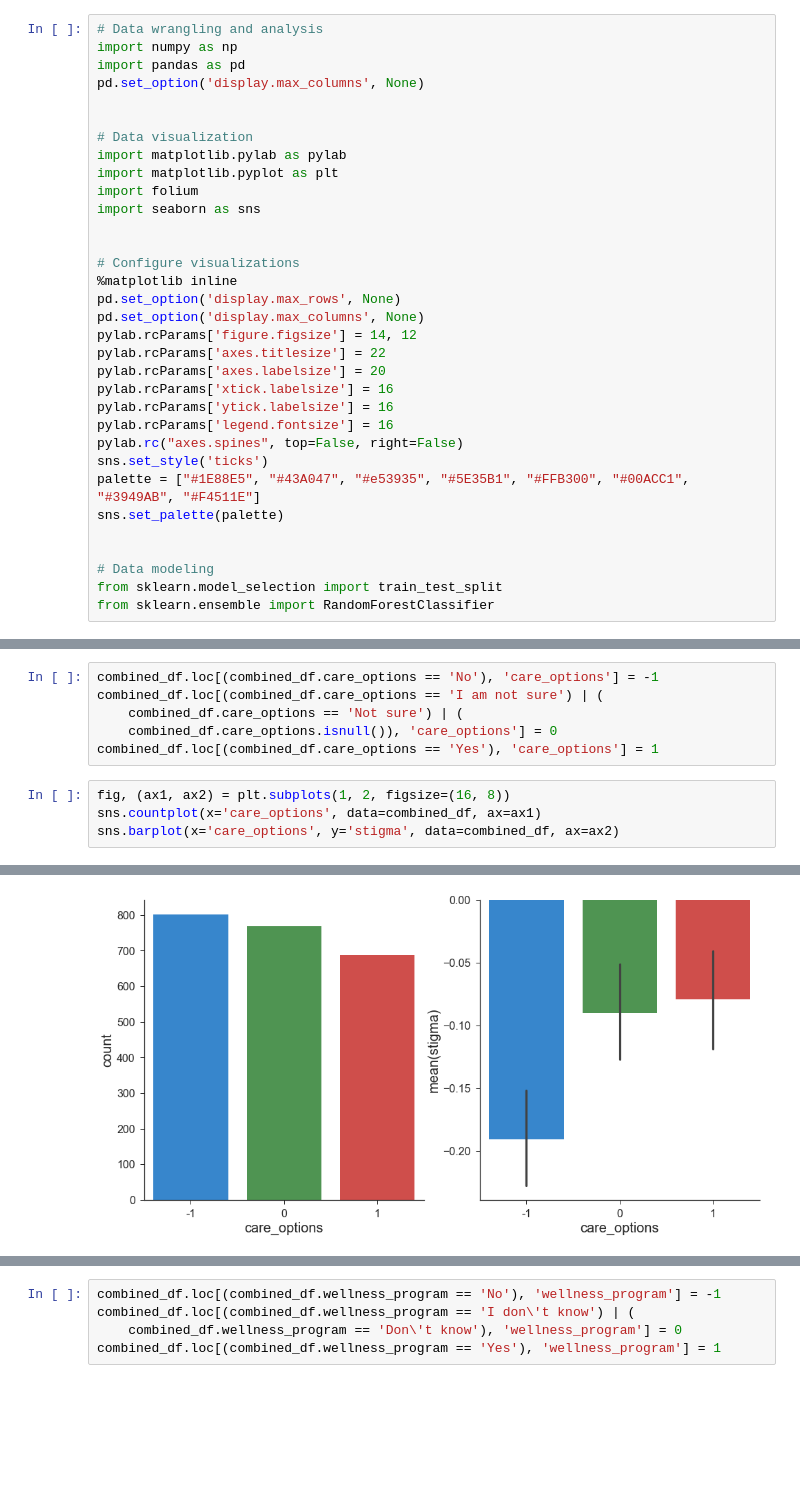
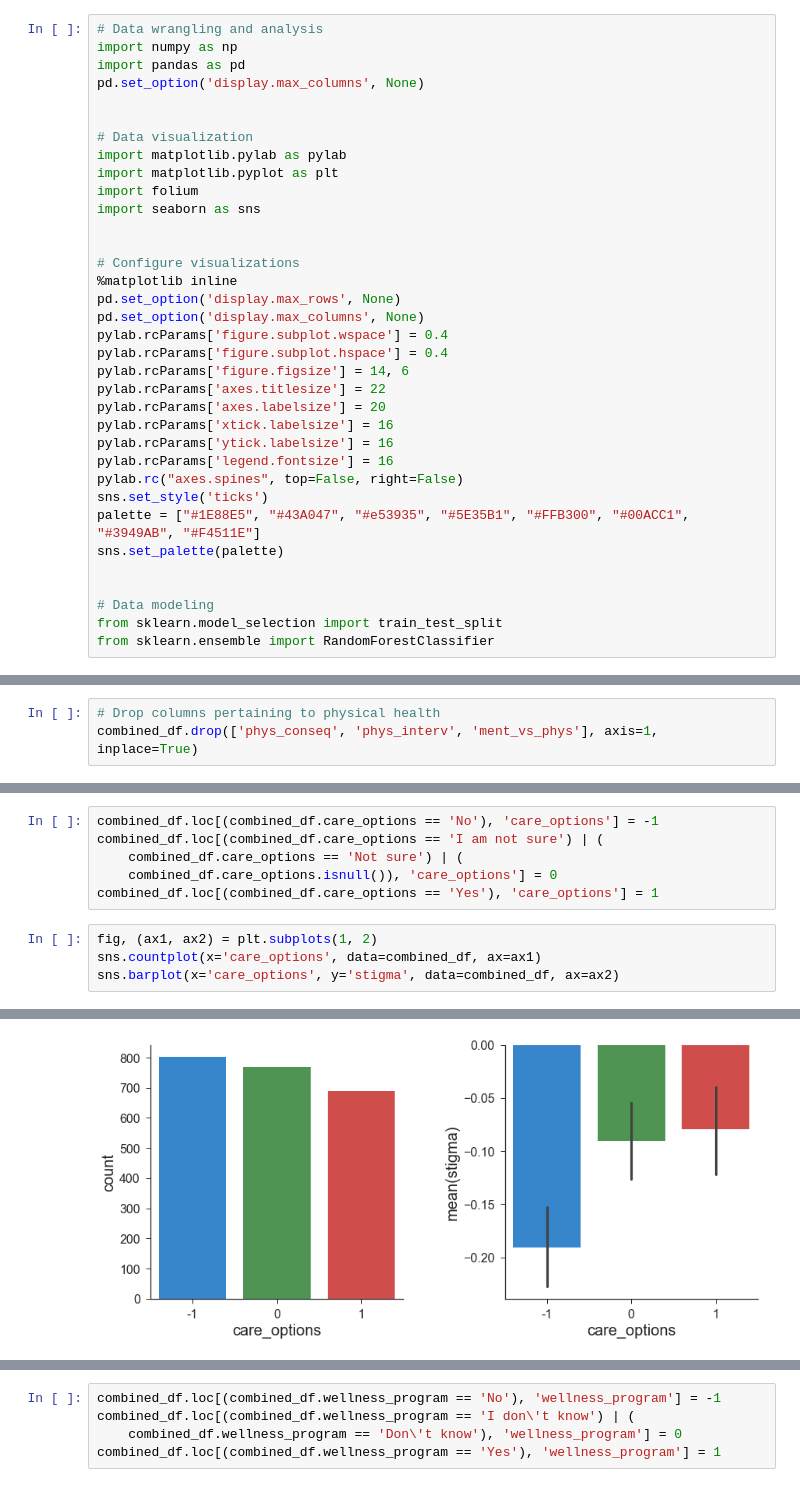
Before and after one commit to phuongho43/cogs108-mental_health, a Jupyter notebook: FinalProject.ipynb, the cells around one changed output, grey strips where cells are left out. Cells and saved outputs as stored; diff of their text form; blank space fills up the shorter version.

Commit message:
Adjust graphs

```diff
--- a/FinalProject.ipynb
+++ b/FinalProject.ipynb
@@ -230,7 +25,9 @@ import seaborn as sns
 %matplotlib inline
 pd.set_option('display.max_rows', None)
 pd.set_option('display.max_columns', None)
-pylab.rcParams['figure.figsize'] = 14, 12
+pylab.rcParams['figure.subplot.wspace'] = 0.4
+pylab.rcParams['figure.subplot.hspace'] = 0.4
+pylab.rcParams['figure.figsize'] = 14, 6
 pylab.rcParams['axes.titlesize'] = 22
 pylab.rcParams['axes.labelsize'] = 20
 pylab.rcParams['xtick.labelsize'] = 16
@@ -354 +381,4 @@ combined_df.reset_index(drop=True, inplace=True)
+# %%
+# Drop columns pertaining to physical health
+combined_df.drop(['phys_conseq', 'phys_interv', 'ment_vs_phys'], axis=1, inplace=True)
 # %% [markdown]
@@ -450,9 +483,9 @@ combined_df.loc[(combined_df.care_options == 'I am not sure') | (
     combined_df.care_options.isnull()), 'care_options'] = 0
 combined_df.loc[(combined_df.care_options == 'Yes'), 'care_options'] = 1
 # %%
-fig, (ax1, ax2) = plt.subplots(1, 2, figsize=(16, 8))
+fig, (ax1, ax2) = plt.subplots(1, 2)
 sns.countplot(x='care_options', data=combined_df, ax=ax1)
 sns.barplot(x='care_options', y='stigma', data=combined_df, ax=ax2)
 # %% [output]
 <matplotlib.axes._subplots.AxesSubplot at 0x...>
-[figure, old version]
+[figure, new version]
```
Also changed, not shown: parts of 161 cells of this notebook.
